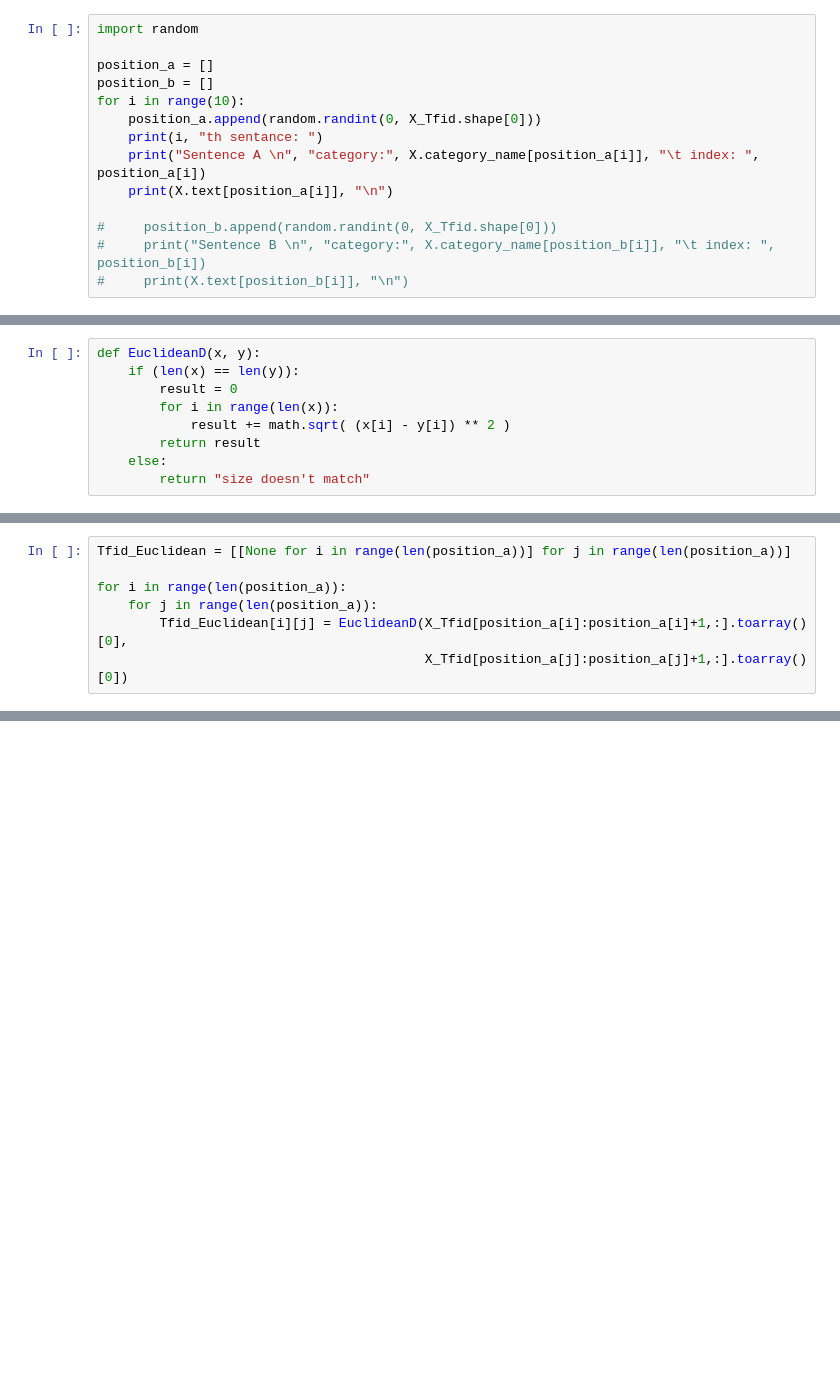
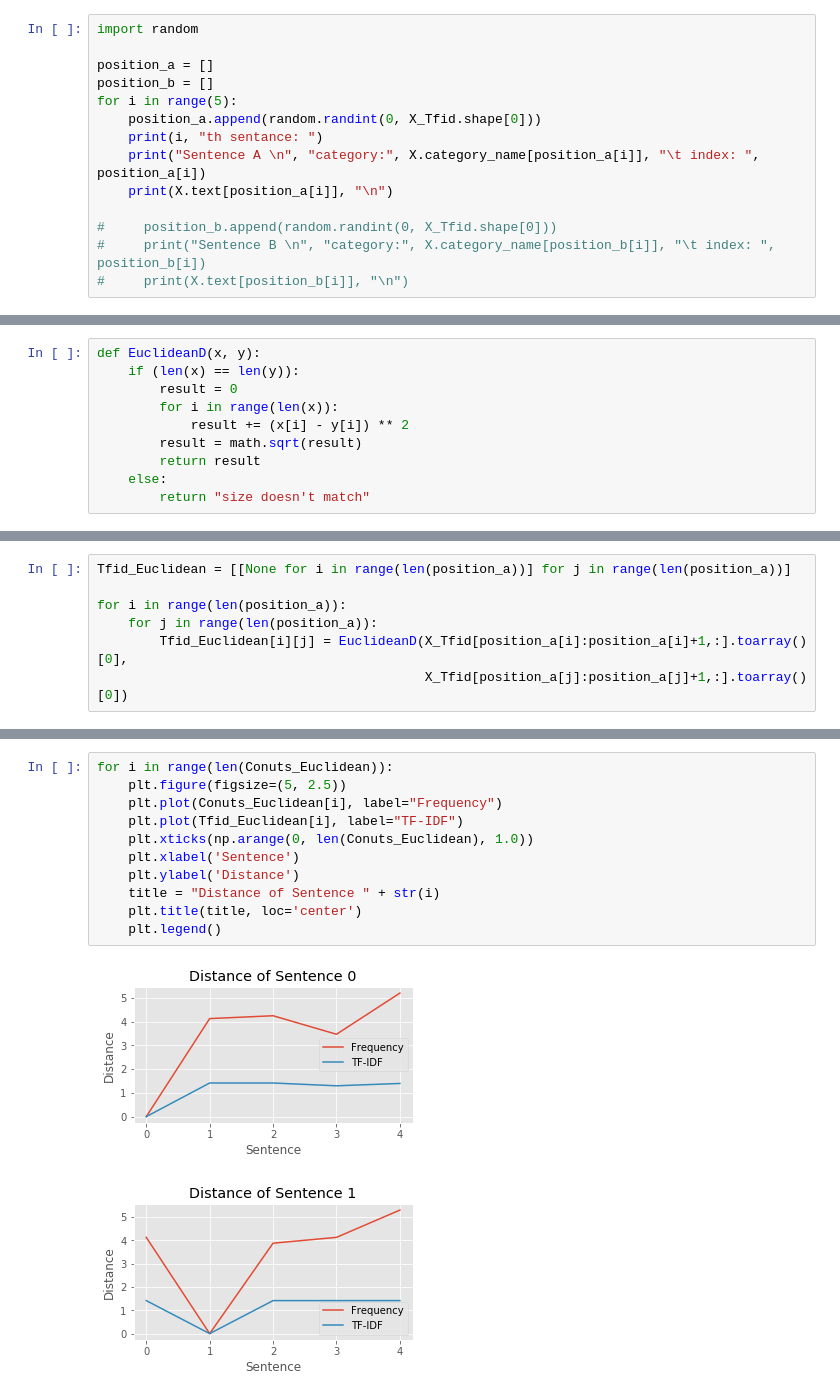
Before and after one commit to poilu119/dm_2018_hw_1-1, a Jupyter notebook: hw_1.ipynb, the cells around one changed output, grey strips where cells are left out. Cells and saved outputs as stored; diff of their text form; blank space fills up the shorter version.

```diff
--- a/hw_1.ipynb
+++ b/hw_1.ipynb
@@ -951,7 +885,7 @@ import random
 
 position_a = []
 position_b = []
-for i in range(10):
+for i in range(5):
     position_a.append(random.randint(0, X_Tfid.shape[0]))
     print(i, "th sentance: ")
     print("Sentence A \n", "category:", X.category_name[position_a[i]], "\t index: ", position_a[i])
@@ -985,7 +919,8 @@ def EuclideanD(x, y):
     if (len(x) == len(y)):
         result = 0
         for i in range(len(x)):
-            result += math.sqrt( (x[i] - y[i]) ** 2 )
+            result += (x[i] - y[i]) ** 2
+        result = math.sqrt(result)
         return result
     else:
         return "size doesn't match"
@@ -1060,0 +967,14 @@ test = numpy.empty((10, 10))
+# %%
+for i in range(len(Conuts_Euclidean)):
+    plt.figure(figsize=(5, 2.5))
+    plt.plot(Conuts_Euclidean[i], label="Frequency")
+    plt.plot(Tfid_Euclidean[i], label="TF-IDF")
+    plt.xticks(np.arange(0, len(Conuts_Euclidean), 1.0))
+    plt.xlabel('Sentence')
+    plt.ylabel('Distance')
+    title = "Distance of Sentence " + str(i)
+    plt.title(title, loc='center')
+    plt.legend()
+# %% [output]
+[figure, added]
+[figure, added]
```
Also changed, not shown: parts of 63 cells of this notebook, 2 other files.
